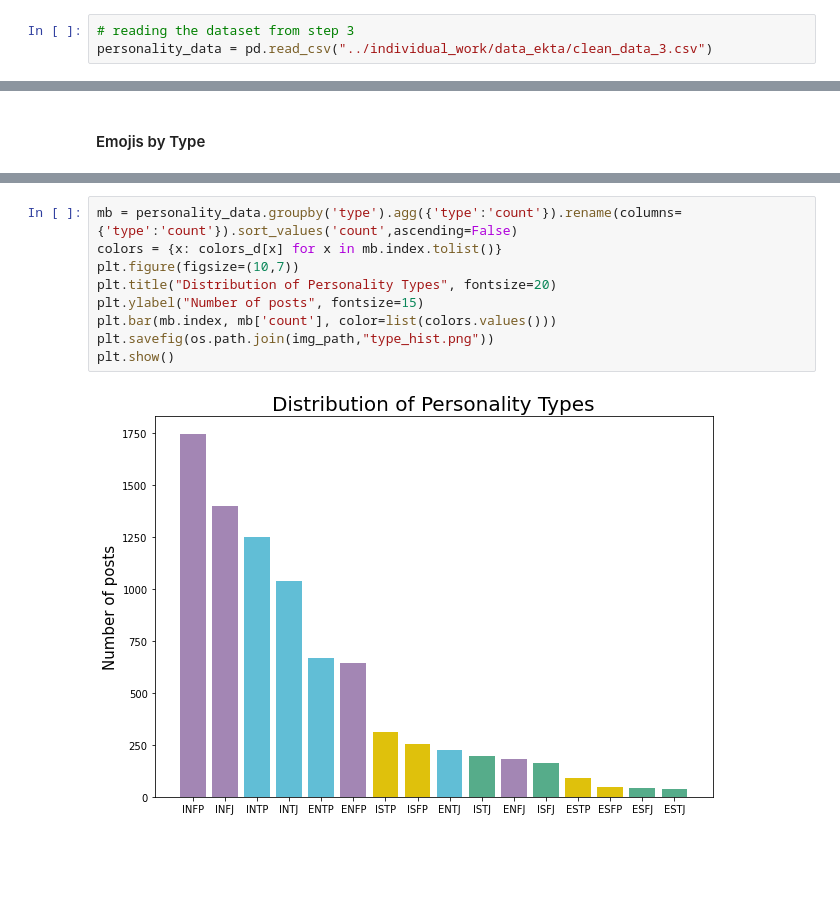
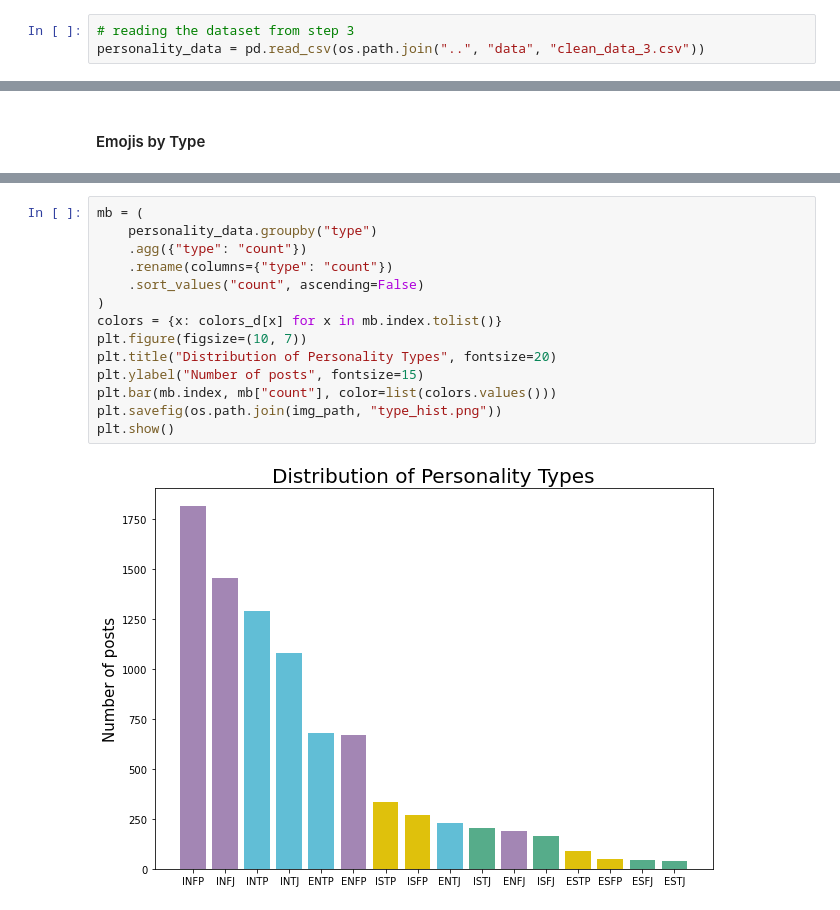
Before and after one commit to esharma3/myers-briggs-personality-prediction, a Jupyter notebook: final_notebooks/04_visualizations.ipynb, the cells around one changed output, grey strips where cells are left out. Drawn from its saved outputs; the diff is of its cells as text; blank space fills up the shorter version.

```diff
--- a/final_notebooks/04_visualizations.ipynb
+++ b/final_notebooks/04_visualizations.ipynb
@@ -76,7 +74,7 @@ colors_d = {
 [interactive output not drawn]
 # %%
 # reading the dataset from step 3
-personality_data = pd.read_csv("../individual_work/data_ekta/clean_data_3.csv")
+personality_data = pd.read_csv(os.path.join("..", "data", "clean_data_3.csv"))
 # %% [output]
 [interactive output not drawn]
 # %% [markdown]
@@ -213,13 +215,18 @@ plt.show()
 [interactive output not drawn]
 # %%
-mb = personality_data.groupby('type').agg({'type':'count'}).rename(columns={'type':'count'}).sort_values('count',ascending=False)
+mb = (
+    personality_data.groupby("type")
+    .agg({"type": "count"})
+    .rename(columns={"type": "count"})
+    .sort_values("count", ascending=False)
+)
 colors = {x: colors_d[x] for x in mb.index.tolist()}
-plt.figure(figsize=(10,7))
+plt.figure(figsize=(10, 7))
 plt.title("Distribution of Personality Types", fontsize=20)
 plt.ylabel("Number of posts", fontsize=15)
-plt.bar(mb.index, mb['count'], color=list(colors.values()))
-plt.savefig(os.path.join(img_path,"type_hist.png"))
+plt.bar(mb.index, mb["count"], color=list(colors.values()))
+plt.savefig(os.path.join(img_path, "type_hist.png"))
 plt.show()
 # %% [output]
-[figure, old version]
+[figure, new version]
 [interactive output not drawn]
```
Also changed, not shown: parts of 9 cells of this notebook.
